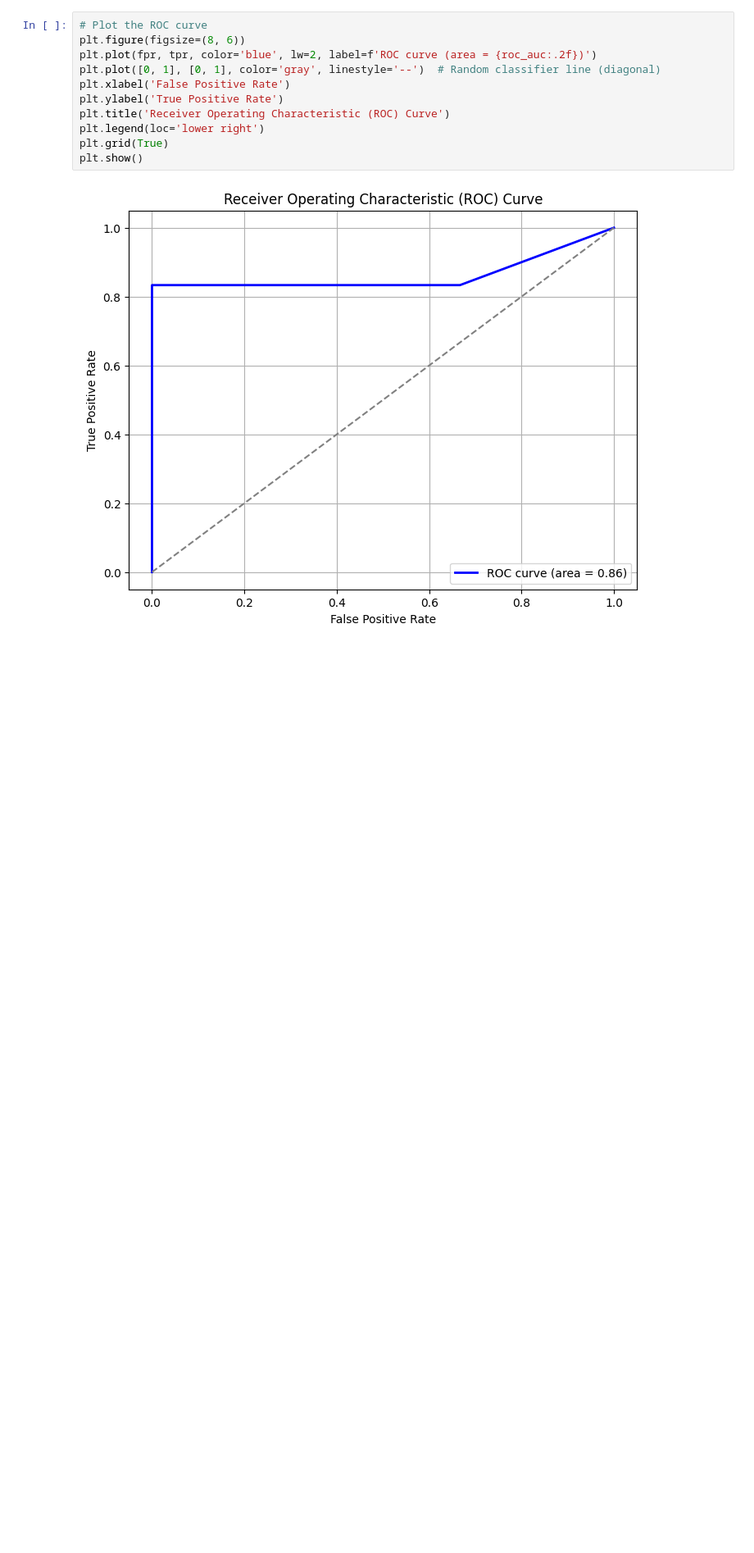
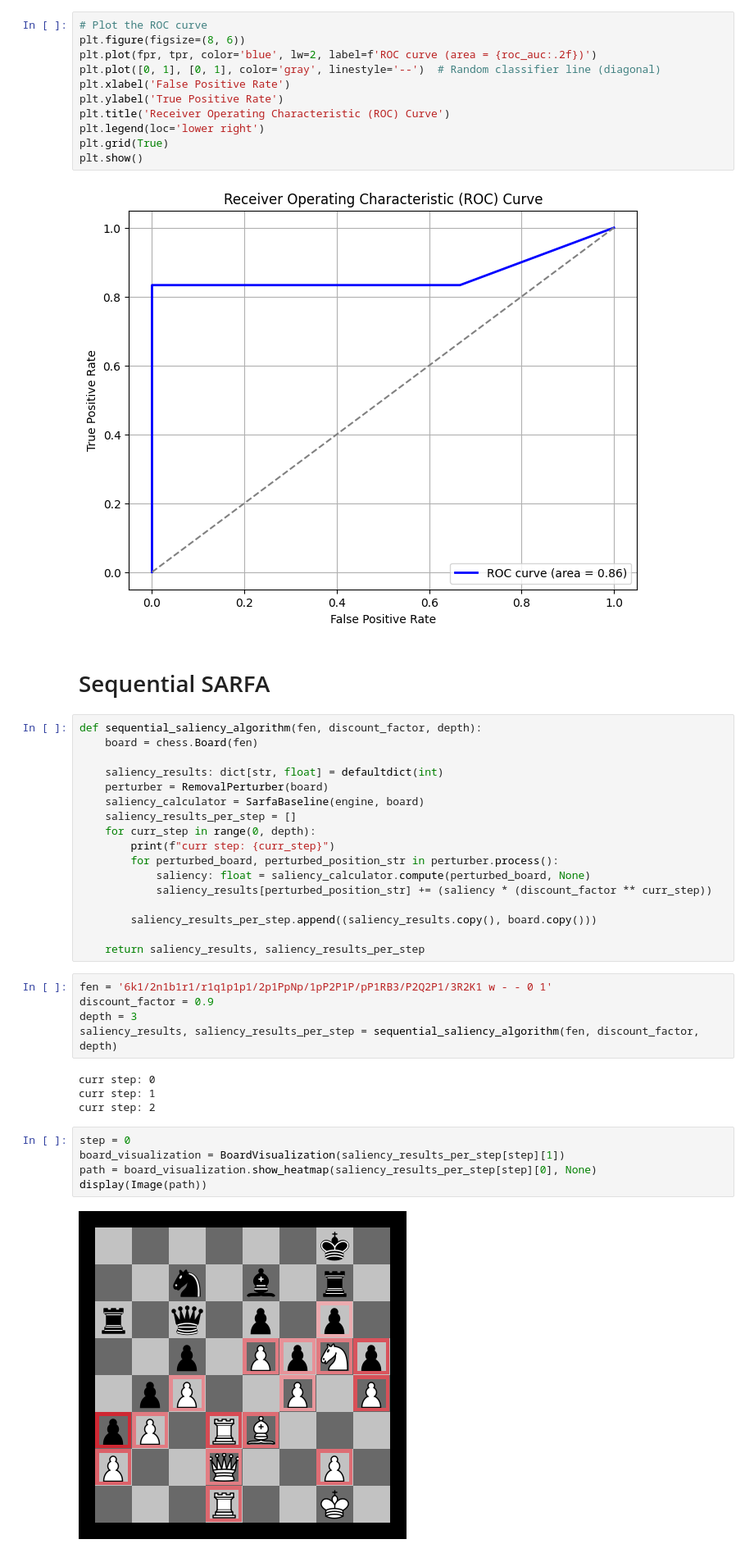
Before and after one commit to radroof22/xAI-chess, a Jupyter notebook: sarfa_baseline.ipynb, the cells around one changed output. Shown at 82% size. Saved outputs shown, nothing was run; the diff lists cells and outputs as text; blank space fills up the shorter version.

```diff
--- a/sarfa_baseline.ipynb
+++ b/sarfa_baseline.ipynb
@@ -114,3 +130,38 @@ plt.grid(True)
 plt.show()
 # %% [output]
 [figure]
+# %% [markdown]
+# Sequential SARFA
+# %%
+def sequential_saliency_algorithm(fen, discount_factor, depth):
+    board = chess.Board(fen)
+
+    saliency_results: dict[str, float] = defaultdict(int)
+    perturber = RemovalPerturber(board)
+    saliency_calculator = SarfaBaseline(engine, board)
+    saliency_results_per_step = []
+    for curr_step in range(0, depth):
+        print(f"curr step: {curr_step}")
+        for perturbed_board, perturbed_position_str in perturber.process():
+            saliency: float = saliency_calculator.compute(perturbed_board, None)
+            saliency_results[perturbed_position_str] += (saliency * (discount_factor ** curr_step))
+
+        saliency_results_per_step.append((saliency_results.copy(), board.copy()))
+
+    return saliency_results, saliency_results_per_step
+# %%
+fen = '6k1/2n1b1r1/r1q1p1p1/2p1PpNp/1pP2P1P/pP1RB3/P2Q2P1/3R2K1 w - - 0 1'
+discount_factor = 0.9
+depth = 3
+saliency_results, saliency_results_per_step = sequential_saliency_algorithm(fen, discount_factor, depth)
+# %% [output]
+curr step: 0
+curr step: 1
+curr step: 2
+# %%
+step = 0
+board_visualization = BoardVisualization(saliency_results_per_step[step][1])
+path = board_visualization.show_heatmap(saliency_results_per_step[step][0], None)
+display(Image(path))
+# %% [output]
+[figure, added]
```
Also changed, not shown: parts of 5 cells of this notebook, 5 other files.
